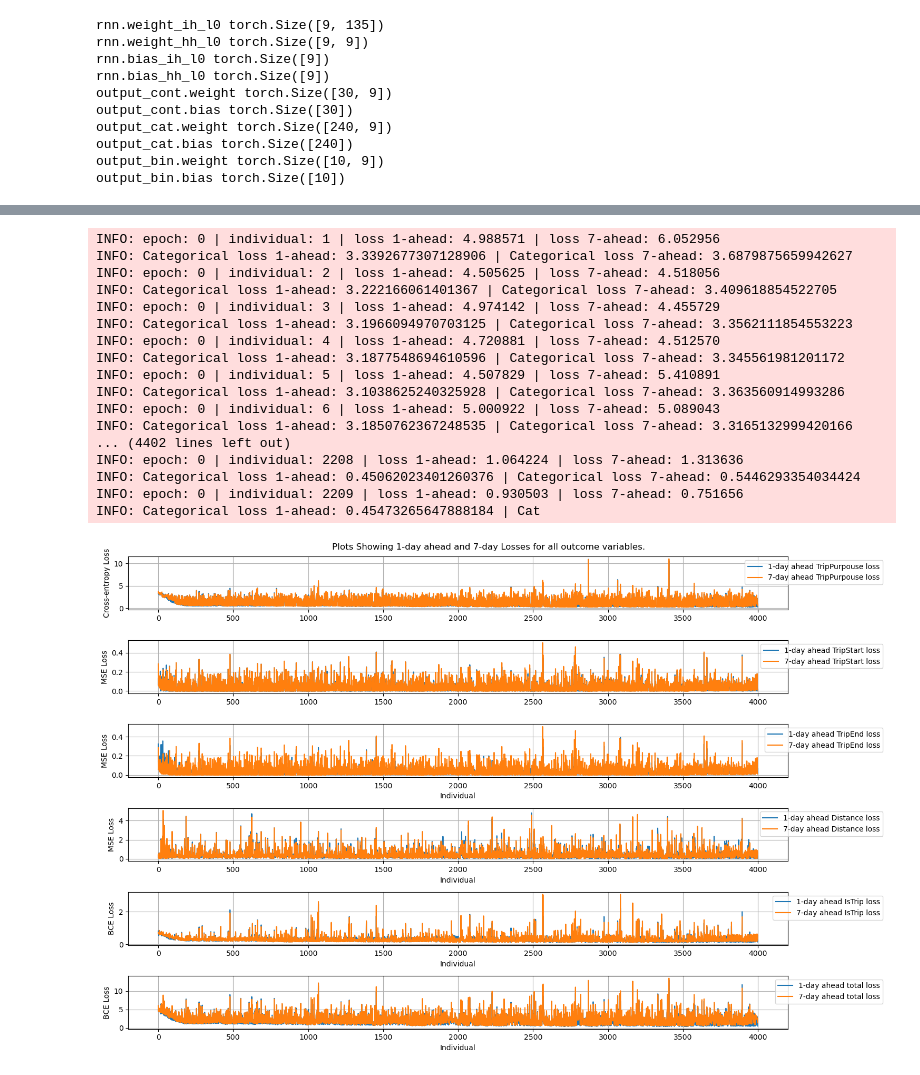
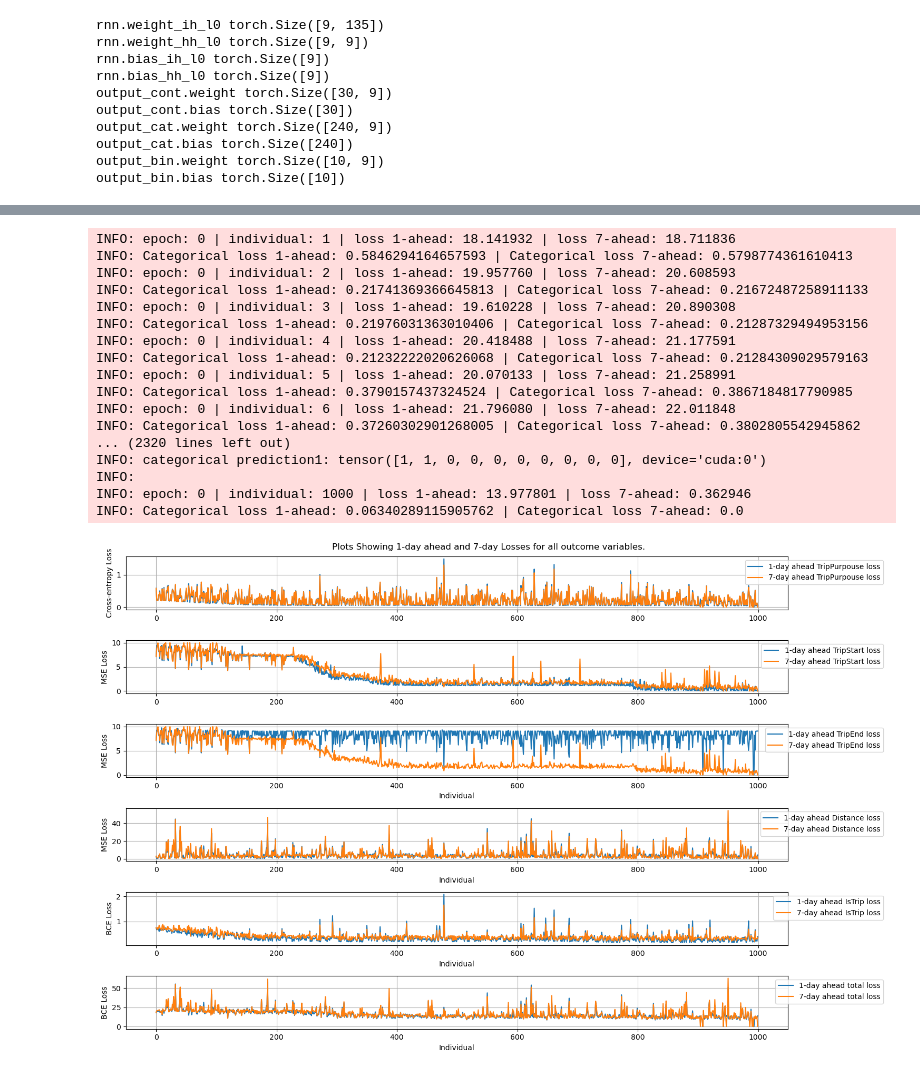
Before and after one commit to andriysinclair/GANS4MOBILITY, a Jupyter notebook: rough.ipynb, the cells around one changed output, grey strips where cells are left out. Drawn from its saved outputs; the diff is of its cells as text; code cells hidden in the pictures.

```diff
--- a/rough.ipynb
+++ b/rough.ipynb
@@ -499,7 +501,7 @@ with open("/home/trapfishscott/Cambridge24.25/D200_ML_econ/ProblemSets/Project/t
 # %%
 #Load tensors
 with open("/home/trapfishscott/Cambridge24.25/D200_ML_econ/ProblemSets/Project/tensors/tensors.pkl", "rb") as f:
-    (X, y_cont, y_cat_copy) = pickle.load(f)
+    (X, y_cont_raw, y_cat_raw) = pickle.load(f)
 # %%
 # GPU?
 
@@ -677,7 +700,7 @@ X0 = X[0,:,0,:].unsqueeze(1).to(torch.float32)
 print(f"X1 shape: {X0.shape}")
 print("")
 
-y_tripstart_pred_1, y_tripend_pred_1, y_distance_pred_1, y_purpouse_pred_1, y_bin_pred_1 = rnn_model.forward(X0)
+y_tripstart_pred_1, y_tripend_pred_1, y_distance_pred_1, y_purpouse_pred_1, y_bin_pred_1, y_mask_1 = rnn_model.forward(X0)
 y_tripstart_true, y_tripend_true, y_distance_true, y_purpouse_true, y_bin_true = y_cont[0,0,:10], y_cont[0,0,10:20], y_cont[0,0,20:], y_cat[0,0,:], y_bin[0,0,:]
 
 
@@ -687,7 +710,7 @@ print("")
 print(f"Binary outputs:  {y_bin_pred_1.shape}")
 print(f"Binary True: {y_bin_true.shape}")
 print("Applying sigmoid")
-sigmoided = f.sigmoid(y_bin_pred_1)
+sigmoided = F.sigmoid(y_bin_pred_1)
 #print(sigmoided)
 binary = (sigmoided > 0.5).float()
 print(binary)
@@ -734,16 +757,16 @@ logging.basicConfig(level=logging.INFO, force=True, format='%(levelname)s: %(mes
 
 rnn_model = RNNmodel().to(device)
 
-ce_loss = nn.CrossEntropyLoss(weight=ce_weighting).to(device)  #(y_hat, y)
-mse_loss = nn.MSELoss().to(device)
+ce_loss = nn.CrossEntropyLoss(weight=ce_weighting, reduction="none").to(device)  #(y_hat, y)
+mse_loss = nn.MSELoss(reduction="none").to(device)
 bce_loss = nn.BCEWithLogitsLoss().to(device)
 
 optimizer = torch.optim.Adam(rnn_model.parameters(), lr=0.0005)
 
 epochs = 1
 seq_length = 7
-i_to_loop = 4000
-last_x_i = 10
+i_to_loop = 1000
+last_x_i = 5
 
 c1_penalty_weight = 5
 
@@ -805,7 +828,7 @@ for epochi in range(epochs):
 
             ## 1-AHEAD PREDICTIONS ##
 
-            y_tripstart_pred_1, y_tripend_pred_1, y_distance_pred_1, y_purpouse_pred_1, y_istrip_pred_1 = rnn_model.forward(sliding_input)
+            y_tripstart_pred_1, y_tripend_pred_1, y_distance_pred_1, y_purpouse_pred_1, y_istrip_pred_1, y_mask_1 = rnn_model.forward(sliding_input)
 
             categorical_prediction = torch.argmax(y_purpouse_pred_1, dim=-1)
 
@@ -813,7 +836,7 @@ for epochi in range(epochs):
 
             ## 7-AHEAD_PREDICTIONS ##
 
-            y_tripstart_pred_7, y_tripend_pred_7, y_distance_pred_7, y_purpouse_pred_7, y_istrip_pred_7 = rnn_model.forward(sliding_input7)
+            y_tripstart_pred_7, y_tripend_pred_7, y_distance_pred_7, y_purpouse_pred_7, y_istrip_pred_7, y_mask_7 = rnn_model.forward(sliding_input7)
             categorical_prediction7 = torch.argmax(y_purpouse_pred_7, dim=-1)
 
             logging.debug("Predictions pre transform")
@@ -845,6 +868,10 @@ for epochi in range(epochs):
                 # What is the model predicting
                 #logging.info("")
                 logging.info("")
+                sigmoided1 = F.sigmoid(y_istrip_pred_1)
+                sigmoided7 = F.sigmoid(y_istrip_pred_7)
+                binary1 = (sigmoided1 > 0.5).float()
+                binary7 = (sigmoided7 > 0.5).float()
                 logging.info(f"Istrip1: {binary1}")
                 #logging.info(f"Istrip7: {binary7}")
                 logging.info(f"IsTrip true: {y_istrip_true}")
@@ -856,10 +883,6 @@ for epochi in range(epochs):
                 #logging.info(f"y_distance_pred7: {y_distance_pred_7}")
                 logging.info(f"categorical ground truth: {y_purpouse_true}")
                 logging.info(f"categorical prediction1: {categorical_prediction}")
-                sigmoided1 = f.sigmoid(y_istrip_pred_1)
-                sigmoided7 = f.sigmoid(y_istrip_pred_7)
-                binary1 = (sigmoided1 > 0.5).float()
-                binary7 = (sigmoided7 > 0.5).float()
                 logging.info("")
 
 
@@ -875,9 +898,17 @@ for epochi in range(epochs):
             # Compute MSE and CE loss for one-day-ahead of the week
 
             tripstart_loss1 = mse_loss(y_tripstart_pred_1, y_tripstart_true)
+            tripstart_loss1 = (tripstart_loss1 * y_mask_1).sum() / (y_mask_1.sum() + 1e-6)
+
             tripend_loss1 = mse_loss(y_tripend_pred_1, y_tripend_true)
+            tripend_loss1 = (tripend_loss1 * y_mask_1).sum() / (y_mask_1.sum() + 1e-6)
+
             distance_loss1 = mse_loss(y_distance_pred_1, y_distance_true)
+            distance_loss1 = (distance_loss1 * y_mask_1).sum() / (y_mask_1.sum() + 1e-6)
+
             purpouse_loss1 = ce_loss(y_purpouse_pred_1, y_purpouse_true)
+            purpouse_loss1 = (purpouse_loss1 * y_mask_1).sum() / (y_mask_1.sum() + 1e-6)
+
             istrip_loss1 = bce_loss(y_istrip_pred_1, y_istrip_true)
 
             combined_loss1 = tripstart_loss1 + tripend_loss1 + distance_loss1 + purpouse_loss1 + istrip_loss1 + c1_1_loss
@@ -885,9 +916,17 @@ for epochi in range(epochs):
             # Compute MSE and CE loss for one-day-ahead of the week
 
             tripstart_loss7 = mse_loss(y_tripstart_pred_7, y_tripstart_true)
+            tripstart_loss7 = (tripstart_loss7 * y_mask_7).sum() / (y_mask_7.sum() + 1e-6)
+
             tripend_loss7 = mse_loss(y_tripend_pred_7, y_tripend_true)
+            tripend_loss7 = (tripend_loss7 * y_mask_7).sum() / (y_mask_7.sum() + 1e-6)
+
             distance_loss7 = mse_loss(y_distance_pred_7, y_distance_true)
+            distance_loss7 = (distance_loss7 * y_mask_7).sum() / (y_mask_7.sum() + 1e-6)
+
             purpouse_loss7 = ce_loss(y_purpouse_pred_7, y_purpouse_true)
+            purpouse_loss7 = (purpouse_loss7 * y_mask_7).sum() / (y_mask_7.sum() + 1e-6)
+
             istrip_loss7 = bce_loss(y_istrip_pred_7, y_istrip_true)
 
             combined_loss7 = tripstart_loss7 + tripend_loss7 + distance_loss7 + purpouse_loss7 + istrip_loss7 + c1_7_loss
@@ -965,48 +1004,48 @@ plt.xlabel("Individual")
 plt.ylabel("MSE Loss")
 plt.grid()
 plt.legend(loc="upper right", bbox_to_anchor=(1.15, 1))
 
 # Plot 3: 7-day MSE Losses
 plt.subplot(6, 1, 5)
 plt.plot(x_vals, istrip_loss_for_i_1, label="1-day ahead IsTrip loss")
 plt.plot(x_vals, istrip_loss_for_i_7, label="7-day ahead IsTrip loss")
 plt.xlabel("Individual")
 plt.ylabel("BCE Loss")
 plt.grid()
 plt.legend(loc="upper right", bbox_to_anchor=(1.15, 1))
 
 # Plot 3: 7-day MSE Losses
 plt.subplot(6, 1, 6)
 plt.plot(x_vals, total_loss_1, label="1-day ahead total loss")
 plt.plot(x_vals, total_loss_7, label="7-day ahead total loss")
 plt.xlabel("Individual")
 plt.ylabel("BCE Loss")
 plt.grid()
 plt.legend(loc="upper right", bbox_to_anchor=(1.15, 1))
 
 plt.tight_layout()
 
 # Save plot as PDF
 plt.savefig("/home/trapfishscott/Cambridge24.25/D200_ML_econ/ProblemSets/Project/data/loss_plot.pdf", format="pdf", dpi=300, bbox_inches="tight")
 
 
 plt.show()
 # %% [output]
-INFO: epoch: 0 | individual: 1 | loss 1-ahead: 4.988571 | loss 7-ahead: 6.052956
-INFO: Categorical loss 1-ahead: 3.3392677307128906 | Categorical loss 7-ahead: 3.6879875659942627
-INFO: epoch: 0 | individual: 2 | loss 1-ahead: 4.505625 | loss 7-ahead: 4.518056
-INFO: Categorical loss 1-ahead: 3.222166061401367 | Categorical loss 7-ahead: 3.409618854522705
-INFO: epoch: 0 | individual: 3 | loss 1-ahead: 4.974142 | loss 7-ahead: 4.455729
-INFO: Categorical loss 1-ahead: 3.1966094970703125 | Categorical loss 7-ahead: 3.3562111854553223
-INFO: epoch: 0 | individual: 4 | loss 1-ahead: 4.720881 | loss 7-ahead: 4.512570
-INFO: Categorical loss 1-ahead: 3.1877548694610596 | Categorical loss 7-ahead: 3.345561981201172
-INFO: epoch: 0 | individual: 5 | loss 1-ahead: 4.507829 | loss 7-ahead: 5.410891
-INFO: Categorical loss 1-ahead: 3.1038625240325928 | Categorical loss 7-ahead: 3.363560914993286
-INFO: epoch: 0 | individual: 6 | loss 1-ahead: 5.000922 | loss 7-ahead: 5.089043
-INFO: Categorical loss 1-ahead: 3.1850762367248535 | Categorical loss 7-ahead: 3.3165132999420166
-... (4402 lines left out)
-INFO: epoch: 0 | individual: 2208 | loss 1-ahead: 1.064224 | loss 7-ahead: 1.313636
-INFO: Categorical loss 1-ahead: 0.45062023401260376 | Categorical loss 7-ahead: 0.5446293354034424
-INFO: epoch: 0 | individual: 2209 | loss 1-ahead: 0.930503 | loss 7-ahead: 0.751656
-INFO: Categorical loss 1-ahead: 0.45473265647888184 | Cat
+INFO: epoch: 0 | individual: 1 | loss 1-ahead: 18.141932 | loss 7-ahead: 18.711836
+INFO: Categorical loss 1-ahead: 0.5846294164657593 | Categorical loss 7-ahead: 0.5798774361610413
+INFO: epoch: 0 | individual: 2 | loss 1-ahead: 19.957760 | loss 7-ahead: 20.608593
+INFO: Categorical loss 1-ahead: 0.21741369366645813 | Categorical loss 7-ahead: 0.21672487258911133
+INFO: epoch: 0 | individual: 3 | loss 1-ahead: 19.610228 | loss 7-ahead: 20.890308
+INFO: Categorical loss 1-ahead: 0.21976031363010406 | Categorical loss 7-ahead: 0.21287329494953156
+INFO: epoch: 0 | individual: 4 | loss 1-ahead: 20.418488 | loss 7-ahead: 21.177591
+INFO: Categorical loss 1-ahead: 0.21232222020626068 | Categorical loss 7-ahead: 0.21284309029579163
+INFO: epoch: 0 | individual: 5 | loss 1-ahead: 20.070133 | loss 7-ahead: 21.258991
+INFO: Categorical loss 1-ahead: 0.3790157437324524 | Categorical loss 7-ahead: 0.3867184817790985
+INFO: epoch: 0 | individual: 6 | loss 1-ahead: 21.796080 | loss 7-ahead: 22.011848
+INFO: Categorical loss 1-ahead: 0.37260302901268005 | Categorical loss 7-ahead: 0.3802805542945862
+... (2320 lines left out)
+INFO: categorical prediction1: tensor([1, 1, 0, 0, 0, 0, 0, 0, 0, 0], device='cuda:0')
+INFO:
+INFO: epoch: 0 | individual: 1000 | loss 1-ahead: 13.977801 | loss 7-ahead: 0.362946
+INFO: Categorical loss 1-ahead: 0.06340289115905762 | Categorical loss 7-ahead: 0.0
-[figure, old version]
+[figure, new version]
```
Also changed, not shown: parts of 7 cells of this notebook.
